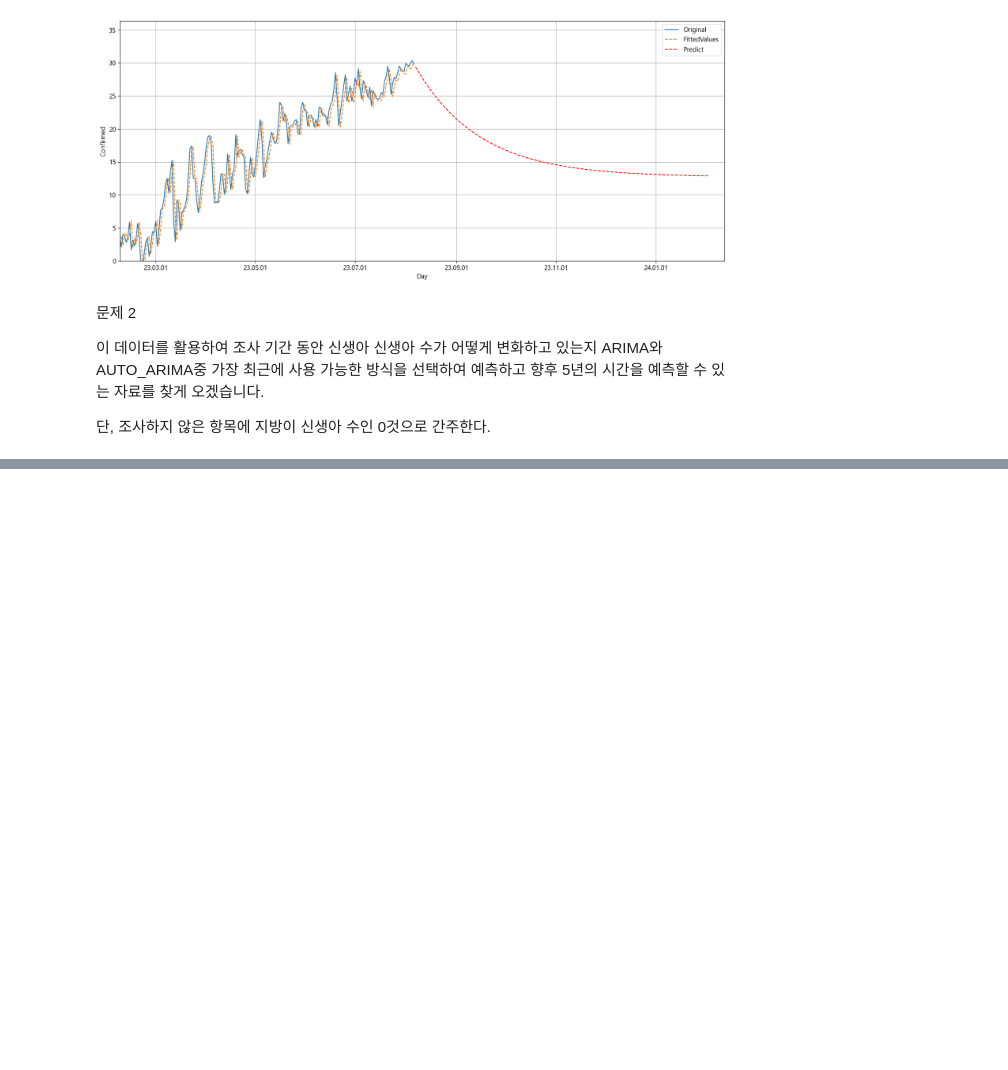
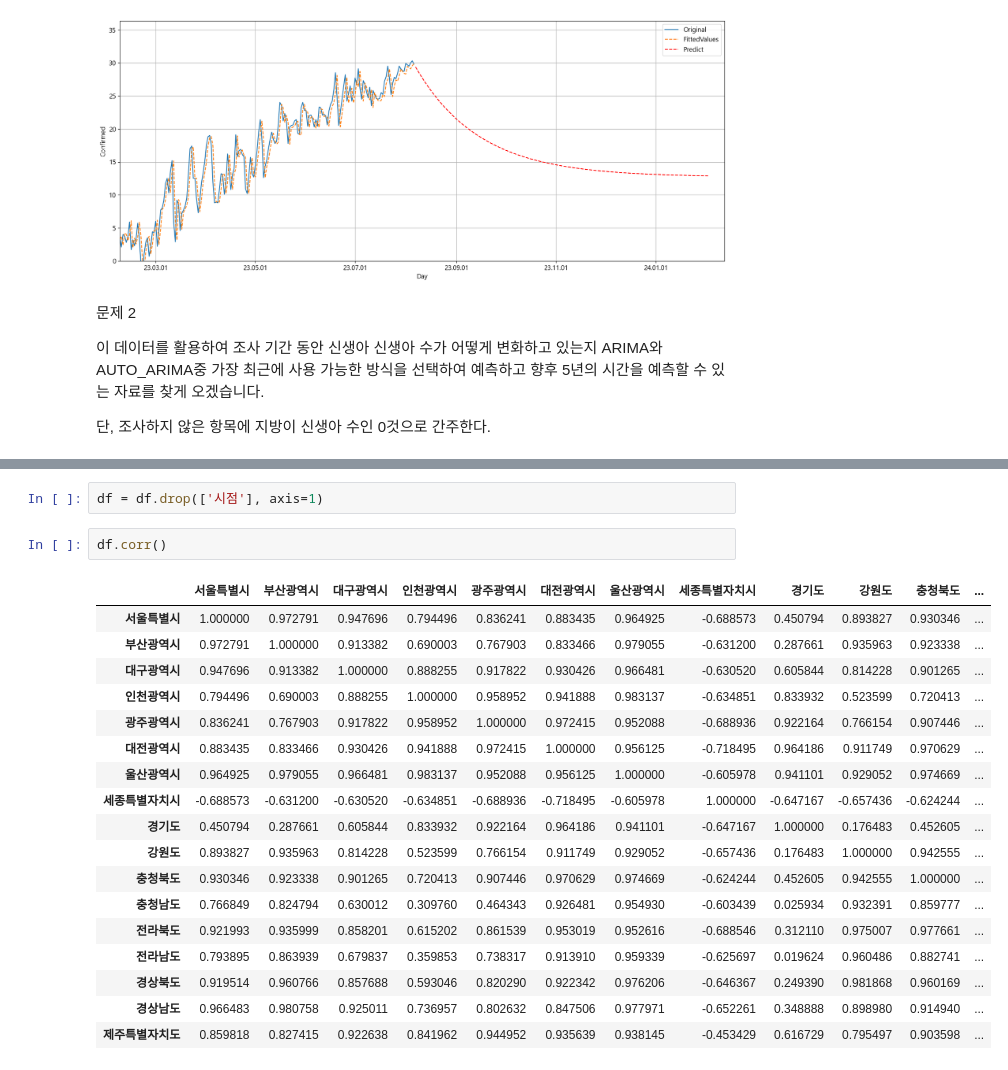
Before and after one commit to jihun5/it_jupyter, a Jupyter notebook: 04-추론적_데이터_분석/04-6 시계열 분석/연습문제.ipynb, the cells around one changed output, grey strips where cells are left out. Cells and saved outputs as stored; diff of their text form; blank space fills up the shorter version.

```diff
--- a/04-추론적_데이터_분석/04-6 시계열 분석/연습문제.ipynb
+++ b/04-추론적_데이터_분석/04-6 시계열 분석/연습문제.ipynb
@@ -278,0 +361,23 @@ HTTPError: HTTP Error 404: Not Found
+# %%
+df = df.drop(['시점'], axis=1)
+# %%
+df.corr()
+# %% [output]
+|  | 서울특별시 | 부산광역시 | 대구광역시 | 인천광역시 | 광주광역시 | 대전광역시 | 울산광역시 | 세종특별자치시 | 경기도 | 강원도 | 충청북도 | ... |
+| 서울특별시 | 1.000000 | 0.972791 | 0.947696 | 0.794496 | 0.836241 | 0.883435 | 0.964925 | -0.688573 | 0.450794 | 0.893827 | 0.930346 | ... |
+| 부산광역시 | 0.972791 | 1.000000 | 0.913382 | 0.690003 | 0.767903 | 0.833466 | 0.979055 | -0.631200 | 0.287661 | 0.935963 | 0.923338 | ... |
+| 대구광역시 | 0.947696 | 0.913382 | 1.000000 | 0.888255 | 0.917822 | 0.930426 | 0.966481 | -0.630520 | 0.605844 | 0.814228 | 0.901265 | ... |
+| 인천광역시 | 0.794496 | 0.690003 | 0.888255 | 1.000000 | 0.958952 | 0.941888 | 0.983137 | -0.634851 | 0.833932 | 0.523599 | 0.720413 | ... |
+| 광주광역시 | 0.836241 | 0.767903 | 0.917822 | 0.958952 | 1.000000 | 0.972415 | 0.952088 | -0.688936 | 0.922164 | 0.766154 | 0.907446 | ... |
+| 대전광역시 | 0.883435 | 0.833466 | 0.930426 | 0.941888 | 0.972415 | 1.000000 | 0.956125 | -0.718495 | 0.964186 | 0.911749 | 0.970629 | ... |
+| 울산광역시 | 0.964925 | 0.979055 | 0.966481 | 0.983137 | 0.952088 | 0.956125 | 1.000000 | -0.605978 | 0.941101 | 0.929052 | 0.974669 | ... |
+| 세종특별자치시 | -0.688573 | -0.631200 | -0.630520 | -0.634851 | -0.688936 | -0.718495 | -0.605978 | 1.000000 | -0.647167 | -0.657436 | -0.624244 | ... |
+| 경기도 | 0.450794 | 0.287661 | 0.605844 | 0.833932 | 0.922164 | 0.964186 | 0.941101 | -0.647167 | 1.000000 | 0.176483 | 0.452605 | ... |
+| 강원도 | 0.893827 | 0.935963 | 0.814228 | 0.523599 | 0.766154 | 0.911749 | 0.929052 | -0.657436 | 0.176483 | 1.000000 | 0.942555 | ... |
+| 충청북도 | 0.930346 | 0.923338 | 0.901265 | 0.720413 | 0.907446 | 0.970629 | 0.974669 | -0.624244 | 0.452605 | 0.942555 | 1.000000 | ... |
+| 충청남도 | 0.766849 | 0.824794 | 0.630012 | 0.309760 | 0.464343 | 0.926481 | 0.954930 | -0.603439 | 0.025934 | 0.932391 | 0.859777 | ... |
+| 전라북도 | 0.921993 | 0.935999 | 0.858201 | 0.615202 | 0.861539 | 0.953019 | 0.952616 | -0.688546 | 0.312110 | 0.975007 | 0.977661 | ... |
+| 전라남도 | 0.793895 | 0.863939 | 0.679837 | 0.359853 | 0.738317 | 0.913910 | 0.959339 | -0.625697 | 0.019624 | 0.960486 | 0.882741 | ... |
+| 경상북도 | 0.919514 | 0.960766 | 0.857688 | 0.593046 | 0.820290 | 0.922342 | 0.976206 | -0.646367 | 0.249390 | 0.981868 | 0.960169 | ... |
+| 경상남도 | 0.966483 | 0.980758 | 0.925011 | 0.736957 | 0.802632 | 0.847506 | 0.977971 | -0.652261 | 0.348888 | 0.898980 | 0.914940 | ... |
+| 제주특별자치도 | 0.859818 | 0.827415 | 0.922638 | 0.841962 | 0.944952 | 0.935639 | 0.938145 | -0.453429 | 0.616729 | 0.795497 | 0.903598 | ... |
```
Also changed, not shown: parts of 14 cells of this notebook, 9 other files.
